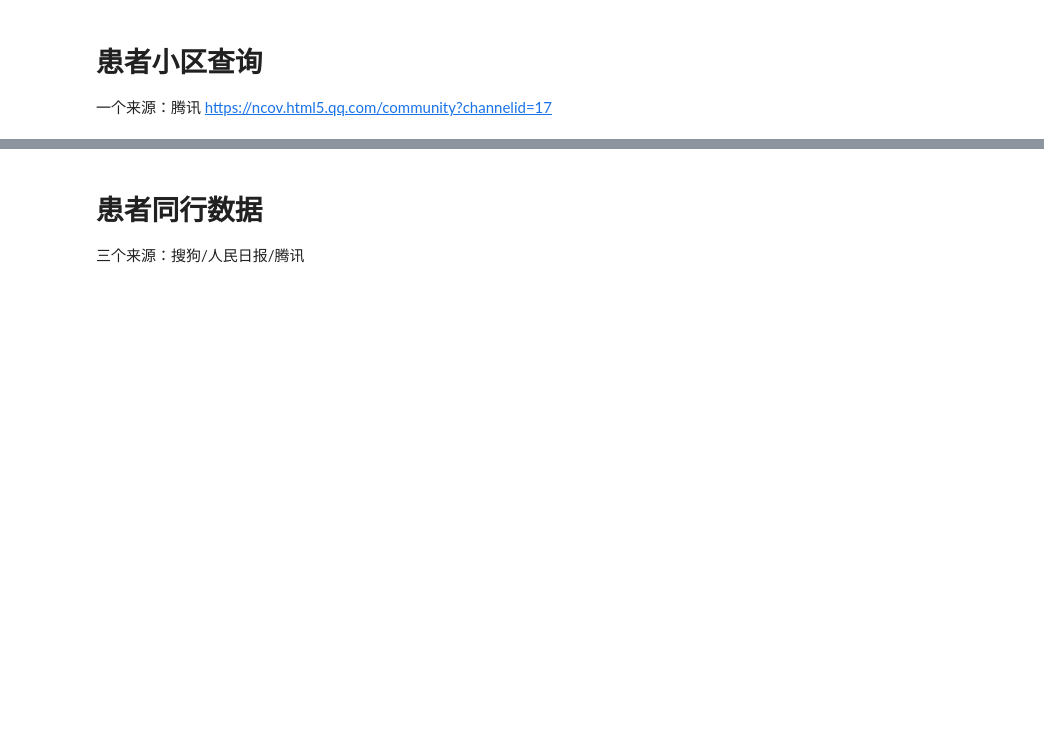
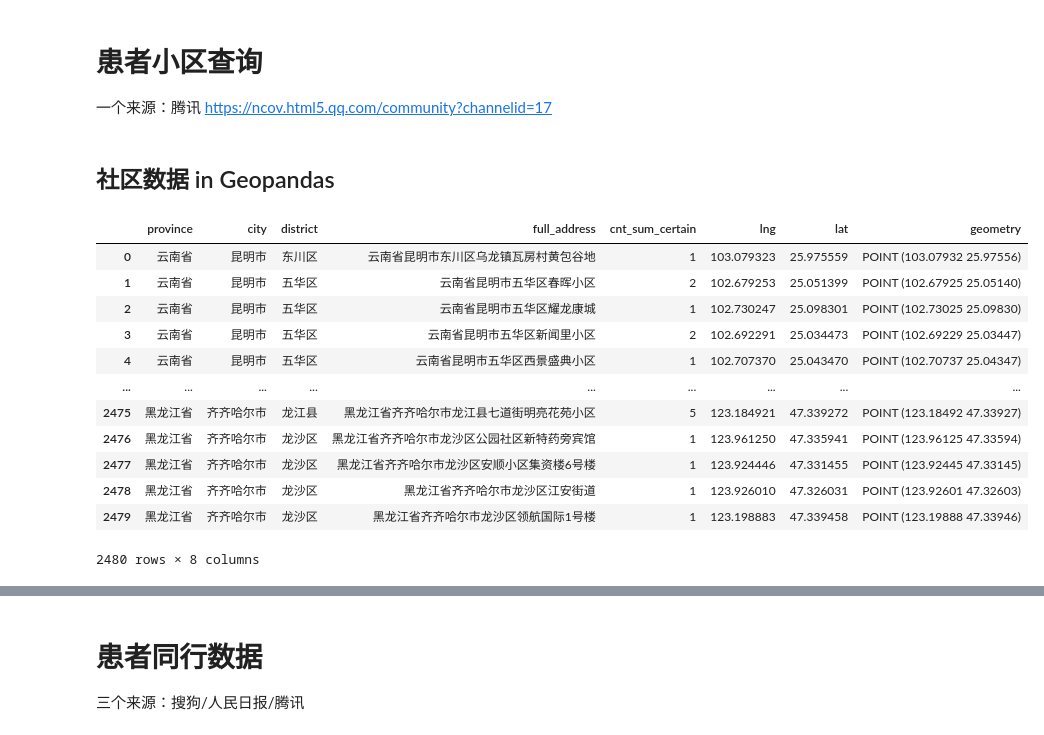
Before and after one commit to leonardzh/nCov2019-data-py, a Jupyter notebook: nCov2019Data.ipynb, the cells around one changed output, grey strips where cells are left out. Saved outputs shown, nothing was run; the diff lists cells and outputs as text; code cells hidden in the pictures; blank space fills up the shorter version.

Commit message:
add geopandas interface

```diff
--- a/nCov2019Data.ipynb
+++ b/nCov2019Data.ipynb
@@ -276,3 +276,27 @@ def updateCommunity():
     saveCommunityData(df)
 # %%
 updateCommunity()
+# %% [markdown]
+## 社区数据 in Geopandas
+# %%
+import geopandas as gpd
+df = getCommunityDataFrame()
+df_geo = df[['province','city','district','full_address','cnt_sum_certain','lng','lat']]
+df_geo = df_geo.astype({'cnt_sum_certain':'int32','lng': 'float64','lat': 'float64'})
+gpd.GeoDataFrame(
+    gdf, geometry=gpd.points_from_xy(df_geo.lng, df_geo.lat))
+gdf
+# %% [output]
+|  | province | city | district | full_address | cnt_sum_certain | lng | lat | geometry |
+| 0 | 云南省 | 昆明市 | 东川区 | 云南省昆明市东川区乌龙镇瓦房村黄包谷地 | 1 | 103.079323 | 25.975559 | POINT (103.07932 25.97556) |
+| 1 | 云南省 | 昆明市 | 五华区 | 云南省昆明市五华区春晖小区 | 2 | 102.679253 | 25.051399 | POINT (102.67925 25.05140) |
+| 2 | 云南省 | 昆明市 | 五华区 | 云南省昆明市五华区耀龙康城 | 1 | 102.730247 | 25.098301 | POINT (102.73025 25.09830) |
+| 3 | 云南省 | 昆明市 | 五华区 | 云南省昆明市五华区新闻里小区 | 2 | 102.692291 | 25.034473 | POINT (102.69229 25.03447) |
+| 4 | 云南省 | 昆明市 | 五华区 | 云南省昆明市五华区西景盛典小区 | 1 | 102.707370 | 25.043470 | POINT (102.70737 25.04347) |
+| ... | ... | ... | ... | ... | ... | ... | ... | ... |
+| 2475 | 黑龙江省 | 齐齐哈尔市 | 龙江县 | 黑龙江省齐齐哈尔市龙江县七道街明亮花苑小区 | 5 | 123.184921 | 47.339272 | POINT (123.18492 47.33927) |
+| 2476 | 黑龙江省 | 齐齐哈尔市 | 龙沙区 | 黑龙江省齐齐哈尔市龙沙区公园社区新特药旁宾馆 | 1 | 123.961250 | 47.335941 | POINT (123.96125 47.33594) |
+| 2477 | 黑龙江省 | 齐齐哈尔市 | 龙沙区 | 黑龙江省齐齐哈尔市龙沙区安顺小区集资楼6号楼 | 1 | 123.924446 | 47.331455 | POINT (123.92445 47.33145) |
+| 2478 | 黑龙江省 | 齐齐哈尔市 | 龙沙区 | 黑龙江省齐齐哈尔市龙沙区江安街道 | 1 | 123.926010 | 47.326031 | POINT (123.92601 47.32603) |
+| 2479 | 黑龙江省 | 齐齐哈尔市 | 龙沙区 | 黑龙江省齐齐哈尔市龙沙区领航国际1号楼 | 1 | 123.198883 | 47.339458 | POINT (123.19888 47.33946) |
+2480 rows × 8 columns
```
Also changed, not shown: parts of 11 cells of this notebook.
